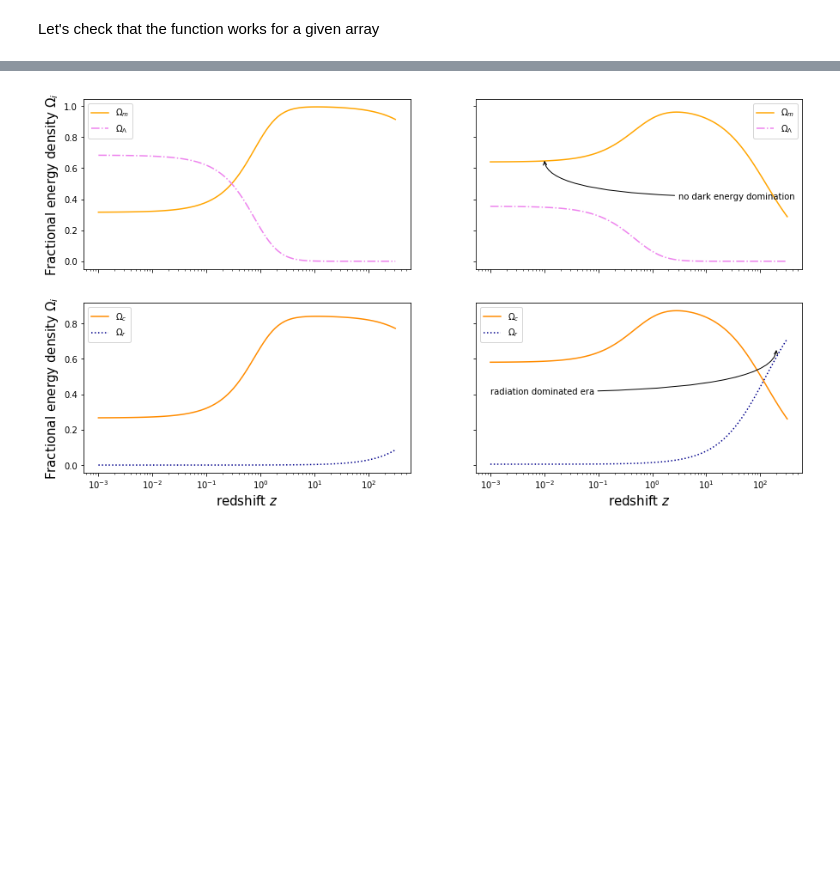
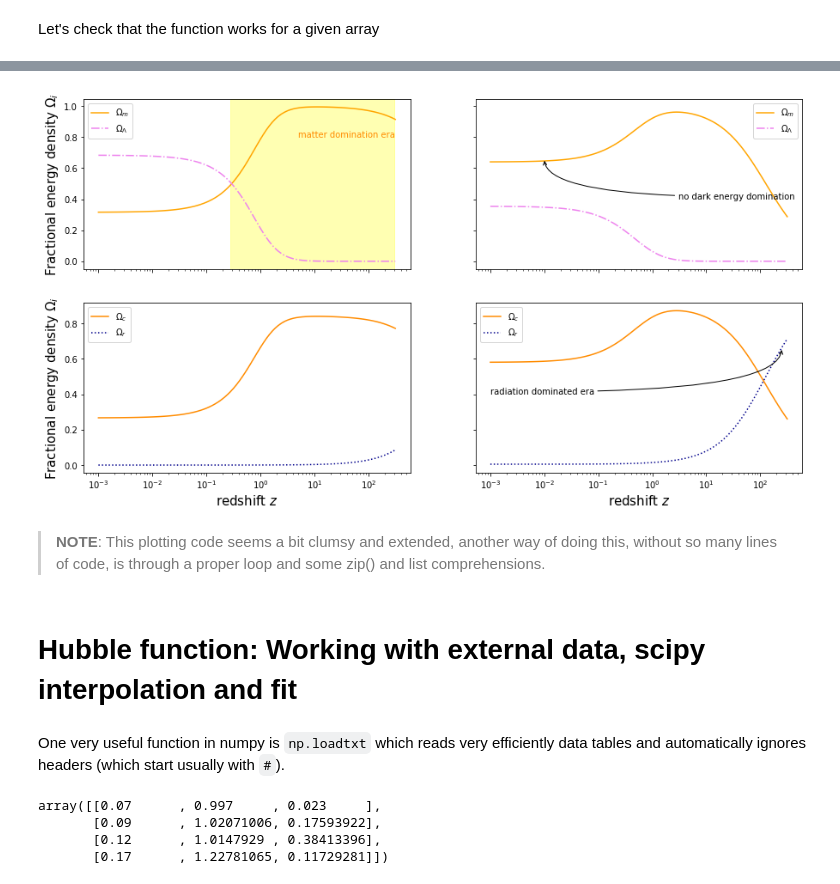
Before and after one commit to CosmoStat/Tutorials, a Jupyter notebook: python/Scipy-Cosmo.ipynb, the cells around one changed output, grey strips where cells are left out. Cells and saved outputs as stored; diff of their text form; code cells hidden in the pictures; blank space fills up the shorter version.

```diff
--- a/python/Scipy-Cosmo.ipynb
+++ b/python/Scipy-Cosmo.ipynb
@@ -108,7 +107,7 @@ A value of $70$ km/s/Mpc, means that a galaxy at a distance of $1$Mpc from us, m
 # %% [markdown]
 > This function will return default parameters when nothing is passed and can return either all the cosmological parameters or a single one.
 # %%
-def cosmological_parameters(cosmo_pars, which='all'):
+def cosmological_parameters(cosmo_pars=dict(), which='all'):
     H0 = cosmo_pars.get('H0', 67.32)  # Planck 2018 cosmological parameters as default
     Oc = cosmo_pars.get('Omega_c', 0.26641)
     Ob = cosmo_pars.get('Omega_b', 0.04939)
@@ -128,7 +135,7 @@ def cosmological_parameters(cosmo_pars, which='all'):
 # %% [markdown]
 > Here we have used `dict.get()` instead of `dict['key']`, since `get('key', default)` allows us to define default values in case the keys are not present in the dictionary. And we have created a keyword argument for cosmo_pars, so we can evaluate $H(z)$ with a single redshift argument:
 # %%
-def Hubble(z, cosmo_pars=dict({None:0})):
+def Hubble(z, cosmo_pars=dict()):
     H0, Oc, Ob, Or, Om, OL = cosmological_parameters(cosmo_pars)
     H = H0 * np.sqrt(Om*(1+z)**3 + Or*(1+z)**4 + OL)
     return H
@@ -186,32 +201,40 @@ crazycosmo = {'H0': 75,
 # %%
+z_arr = np.logspace(-3,2.5, 100)
 #return a figure object instance and an axis object instance
 fig, ax = plt.subplots(2, 2, sharey='row', sharex='col', figsize=(15,8))  #all plots in the same row, share the y-axis.
 
 # once you specify an axis, it is in this instance where plots are performed
 ax[0,0].semilogx(z_arr, Omega_of_z(z_arr, 'Omega_m'), '-', label='$\Omega_m$', color='orange')
 ax[0,0].semilogx(z_arr, Omega_of_z(z_arr, 'Omega_L'), '-.', label='$\Omega_{\Lambda}$', color='violet')
 ax[0,0].legend()
+#Let's add a yellow shade for the matter domination era
+ax[0,0].axvspan(0.279, 300, alpha=0.3, color='yellow')
+# and let's annotate it using text()
+ax[0,0].text(5,0.8, "matter domination era", size=10, color='darkorange')
 ax[1,1].set_xlabel('redshift $z$', fontsize=15)   #notice the change from plt.xlabel() -> ax.set_xlabel()
 ax[1,0].set_xlabel('redshift $z$', fontsize=15)
 ax[0,1].semilogx(z_arr, Omega_of_z(z_arr, 'Omega_m', crazycosmo), '-', label='$\Omega_m$', color='orange')
 ax[0,1].semilogx(z_arr, Omega_of_z(z_arr, 'Omega_L', crazycosmo), '-.', label='$\Omega_{\Lambda}$', color='violet')
+# Let's add an annotation with an arrow. Check the documentation for more about the settings.
 ax[0,1].annotate('no dark energy domination', xy=(0.01,0.66), xytext=(3,0.4),
                  arrowprops=dict(arrowstyle="->", connectionstyle="angle3, angleA=0, angleB=90"))
 ax[0,1].legend()
 ax[1,0].semilogx(z_arr, Omega_of_z(z_arr, 'Omega_c'), '-', label='$\Omega_c$', color='darkorange')
 ax[1,0].semilogx(z_arr, Omega_of_z(z_arr, 'Omega_r'), ':', label='$\Omega_{r}$', color='darkblue')
-ax[1,0].legend()
+ax[1,0].legend(loc='upper left')   #notice the different location compared to the default
 ax[1,1].set_xlabel('redshift $z$', fontsize=15)   #notice the change from plt.xlabel() -> ax.set_xlabel()
 ax[1,0].set_xlabel('redshift $z$', fontsize=15)
 ax[1,1].semilogx(z_arr, Omega_of_z(z_arr, 'Omega_c', crazycosmo), '-', label='$\Omega_c$', color='darkorange')
 ax[1,1].semilogx(z_arr, Omega_of_z(z_arr, 'Omega_r', crazycosmo), ':', label='$\Omega_{r}$', color='darkblue')
 ax[1,1].legend()
-ax[1,1].annotate('radiation dominated era', xy=(200,0.66), xytext=(0.001,0.4),
+# Let's add an annotation with an arrow. Check the documentation for more about the settings.
+ax[1,1].annotate('radiation dominated era', xy=(250,0.66), xytext=(0.001,0.4),
                  arrowprops=dict(arrowstyle="->", connectionstyle="angle3, angleA=0, angleB=90"))
 ax[1,1].set_xlabel('redshift $z$', fontsize=15)   #notice the change from plt.xlabel() -> ax.set_xlabel()
 ax[1,0].set_xlabel('redshift $z$', fontsize=15)   #notice that we only label the bottom 2 plots
 ax[0,0].set_ylabel('Fractional energy density $\Omega_i$', fontsize=15)   #notice the change from plt.xlabel() -> ax.set_xlabel()
 ax[1,0].set_ylabel('Fractional energy density $\Omega_i$', fontsize=15)   #notice that we only label the bottom 2 plots
-plt.show()
+#let's save the figure
+fig.savefig('./materials/cosmological_energy_densities.png')
 # %% [output]
-[figure, old version]
+[figure, new version]
@@ -221,0 +241,14 @@ plt.show()
+# %% [markdown]
+> **NOTE**: This plotting code seems a bit clumsy and extended, another way  of doing this, without so many lines of code, is through a proper loop and some zip() and list comprehensions.
+# %% [markdown]
+# Hubble function: Working with external data, scipy interpolation and fit
+# %% [markdown]
+One very useful function in numpy is `np.loadtxt` which reads very efficiently data tables and automatically ignores headers (which start usually with `#`).
+# %%
+data_h_ofz=np.loadtxt('./materials/alldataEz-H0planck-real-H0planck.txt')
+data_h_ofz[1:5]
+# %% [output]
+array([[0.07      , 0.997     , 0.023     ],
+       [0.09      , 1.02071006, 0.17593922],
+       [0.12      , 1.0147929 , 0.38413396],
+       [0.17      , 1.22781065, 0.11729281]])
```
Also changed, not shown: parts of 81 cells of this notebook, 3 other files.
